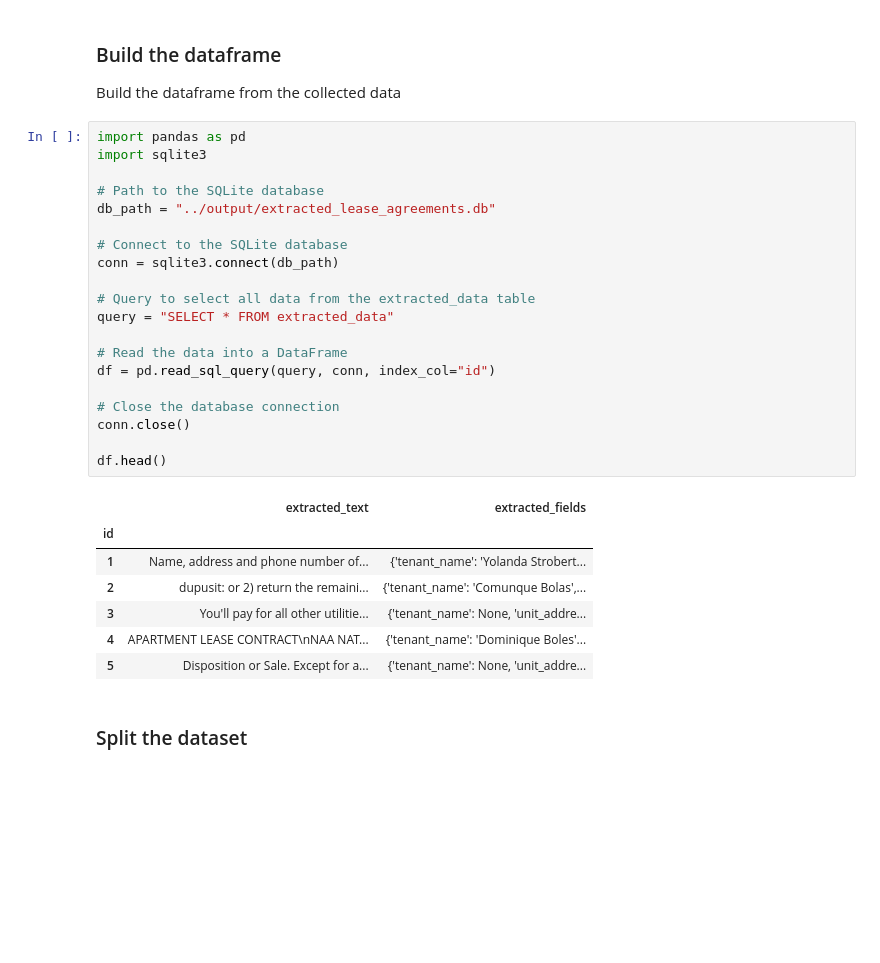
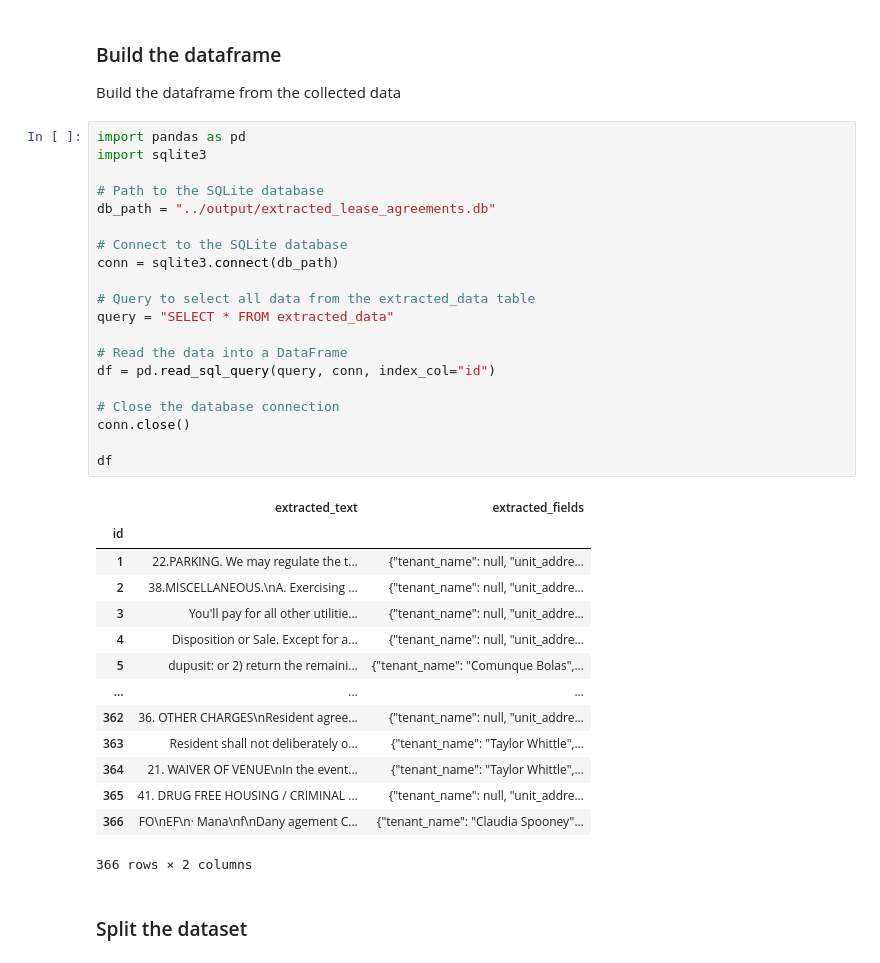
Before and after one commit to aryaniyaps-velociusai/leaseaudit-model-training, a Jupyter notebook: lease_agreement_extraction/finetune_flan_t5_xl_qlora.ipynb, the cells around one changed output. Saved outputs shown, nothing was run; the diff lists cells and outputs as text; blank space fills up the shorter version.

```diff
--- a/lease_agreement_extraction/finetune_flan_t5_xl_qlora.ipynb
+++ b/lease_agreement_extraction/finetune_flan_t5_xl_qlora.ipynb
@@ -12,31 +12,38 @@ Build the dataframe from the collected data
 # %%
 import pandas as pd
 import sqlite3
 
 # Path to the SQLite database
 db_path = "../output/extracted_lease_agreements.db"
 
 # Connect to the SQLite database
 conn = sqlite3.connect(db_path)
 
 # Query to select all data from the extracted_data table
 query = "SELECT * FROM extracted_data"
 
 # Read the data into a DataFrame
 df = pd.read_sql_query(query, conn, index_col="id")
 
 # Close the database connection
 conn.close()
 
-df.head()
+df
 # %% [output]
 |  | extracted_text | extracted_fields |
 | id |  |  |
-| 1 | Name, address and phone number of... | {'tenant_name': 'Yolanda Strobert... |
-| 2 | dupusit: or 2) return the remaini... | {'tenant_name': 'Comunque Bolas',... |
-| 3 | You'll pay for all other utilitie... | {'tenant_name': None, 'unit_addre... |
-| 4 | APARTMENT LEASE CONTRACT\nNAA NAT... | {'tenant_name': 'Dominique Boles'... |
-| 5 | Disposition or Sale. Except for a... | {'tenant_name': None, 'unit_addre... |
+| 1 | 22.PARKING. We may regulate the t... | {"tenant_name": null, "unit_addre... |
+| 2 | 38.MISCELLANEOUS.\nA. Exercising ... | {"tenant_name": null, "unit_addre... |
+| 3 | You'll pay for all other utilitie... | {"tenant_name": null, "unit_addre... |
+| 4 | Disposition or Sale. Except for a... | {"tenant_name": null, "unit_addre... |
+| 5 | dupusit: or 2) return the remaini... | {"tenant_name": "Comunque Bolas",... |
+| ... | ... | ... |
+| 362 | 36. OTHER CHARGES\nResident agree... | {"tenant_name": null, "unit_addre... |
+| 363 | Resident shall not deliberately o... | {"tenant_name": "Taylor Whittle",... |
+| 364 | 21. WAIVER OF VENUE\nIn the event... | {"tenant_name": "Taylor Whittle",... |
+| 365 | 41. DRUG FREE HOUSING / CRIMINAL ... | {"tenant_name": null, "unit_addre... |
+| 366 | FO\nEF\n· Mana\nf\nDany agement C... | {"tenant_name": "Claudia Spooney"... |
+366 rows × 2 columns
 # %% [markdown]
 ### Split the dataset
 # %%
```
Also changed, not shown: parts of 7 cells of this notebook, 5 other files.
